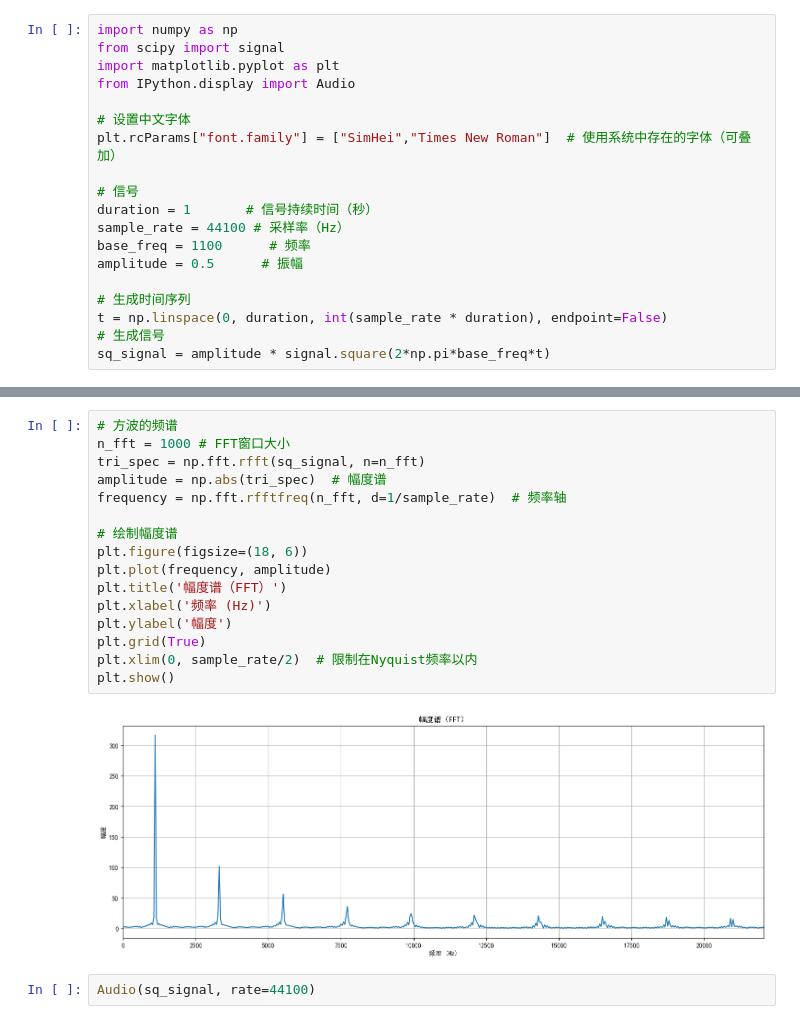
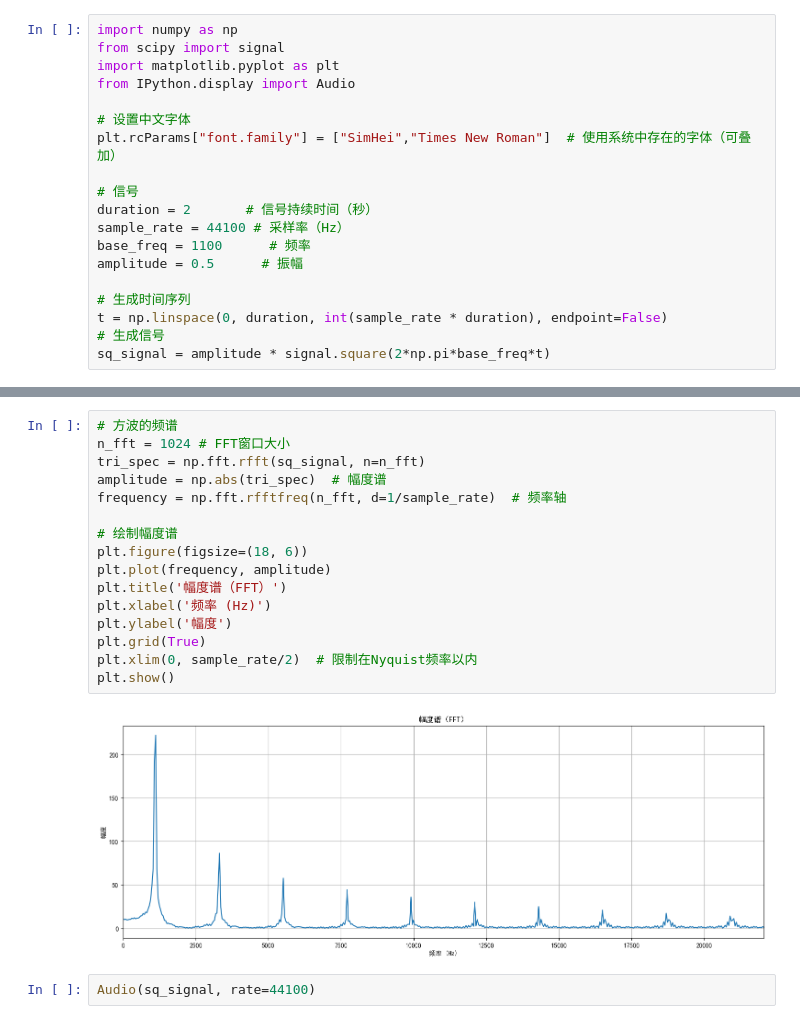
Before and after one commit to AinmDom/Py_dsp_learn, a Jupyter notebook: Practice/Chapter2/2-3.ipynb, the cells around one changed output, grey strips where cells are left out. Cells and saved outputs as stored; diff of their text form.

```diff
--- a/Practice/Chapter2/2-3.ipynb
+++ b/Practice/Chapter2/2-3.ipynb
@@ -8,7 +11,7 @@ from IPython.display import Audio
 plt.rcParams["font.family"] = ["SimHei","Times New Roman"]  # 使用系统中存在的字体（可叠加）
 
 # 信号
-duration = 1       # 信号持续时间（秒）
+duration = 2       # 信号持续时间（秒）
 sample_rate = 44100 # 采样率（Hz）
 base_freq = 1100      # 频率
 amplitude = 0.5      # 振幅
@@ -30,21 +33,21 @@ plt.show()
 # %%
 # 方波的频谱
-n_fft = 1000 # FFT窗口大小
+n_fft = 1024 # FFT窗口大小
 tri_spec = np.fft.rfft(sq_signal, n=n_fft)
 amplitude = np.abs(tri_spec)  # 幅度谱
 frequency = np.fft.rfftfreq(n_fft, d=1/sample_rate)  # 频率轴
 
 # 绘制幅度谱
 plt.figure(figsize=(18, 6))
 plt.plot(frequency, amplitude)
 plt.title('幅度谱（FFT）')
 plt.xlabel('频率 (Hz)')
 plt.ylabel('幅度')
 plt.grid(True)
 plt.xlim(0, sample_rate/2)  # 限制在Nyquist频率以内
 plt.show()
 # %% [output]
-[figure, old version]
+[figure, new version]
 # %%
 Audio(sq_signal, rate=44100)
 # %% [output]
```
Also changed, not shown: parts of 3 cells of this notebook, 17 other files.
